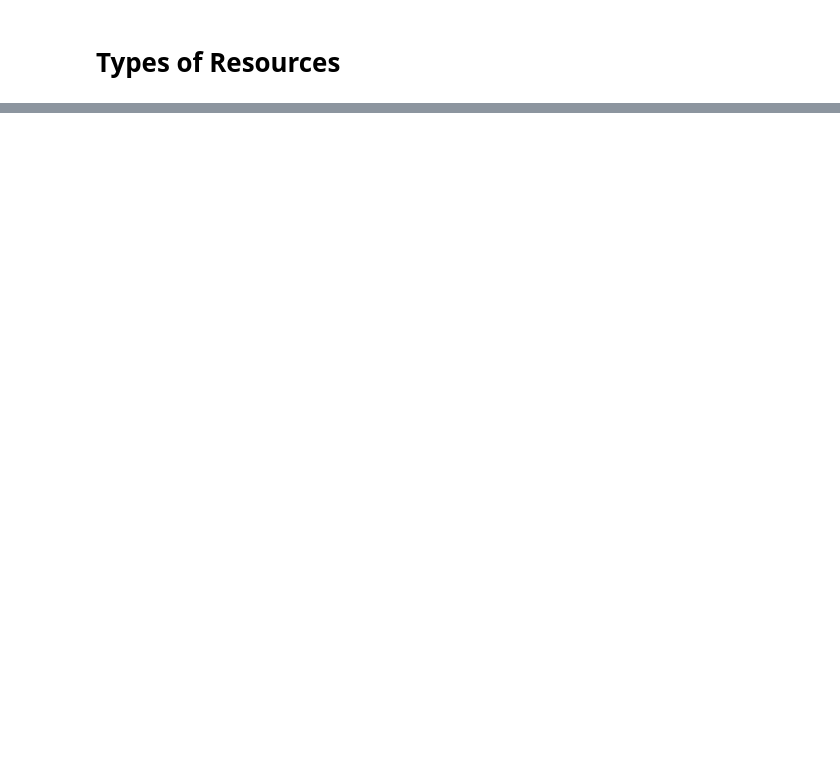
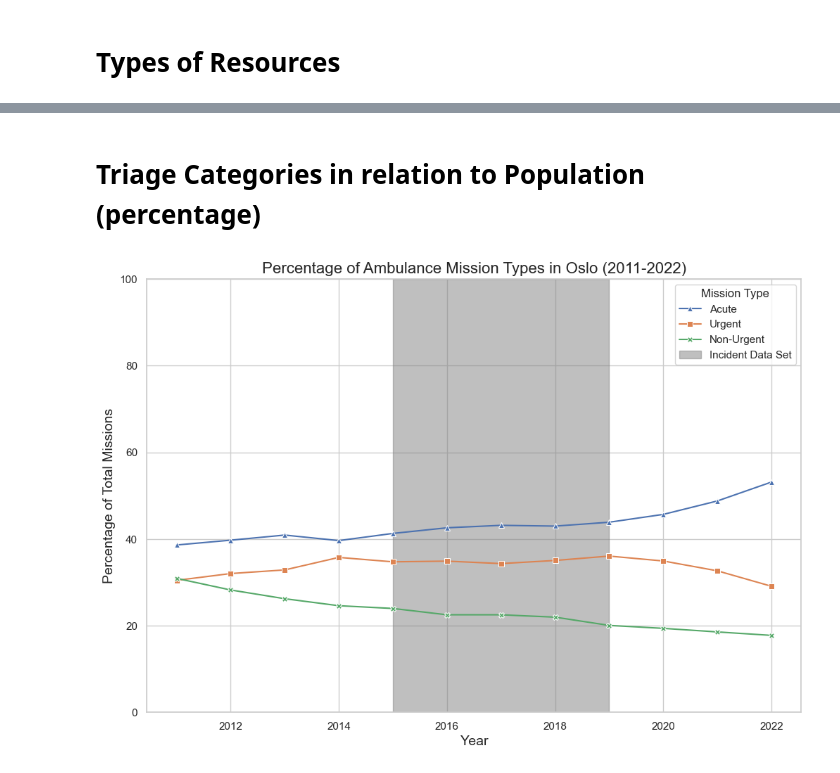
Before and after one commit to Emergency-Optimizers/Data-Processing, a Jupyter notebook: source/analysis/sandbox_torjus_v2.ipynb, the cells around one changed output, grey strips where cells are left out. Saved outputs shown, nothing was run; the diff lists cells and outputs as text; code cells hidden in the pictures; blank space fills up the shorter version.

```diff
--- a/source/analysis/sandbox_torjus_v2.ipynb
+++ b/source/analysis/sandbox_torjus_v2.ipynb
@@ -43,0 +138,46 @@ TypeError: 'NoneType' object is not subscriptable
+# %% [markdown]
+# Triage Categories in relation to Population (percentage)
+# %%
+# Calculate the percentages first
+total_missions = df_ambulance['Acute Ambulance Missions'] + df_ambulance['Urgent Ambulance Missions'] + df_ambulance['Non-Urgent Ambulance Missions']
+df_ambulance['Acute Percent'] = (df_ambulance['Acute Ambulance Missions'] / total_missions) * 100
+df_ambulance['Urgent Percent'] = (df_ambulance['Urgent Ambulance Missions'] / total_missions) * 100
+df_ambulance['Non-Urgent Percent'] = (df_ambulance['Non-Urgent Ambulance Missions'] / total_missions) * 100
+
+# Reshape the DataFrame
+df_melted = pd.melt(df_ambulance.reset_index(), id_vars='Year', value_vars=['Acute Percent', 'Urgent Percent', 'Non-Urgent Percent'],
+                    var_name='Mission Type', value_name='Percentage')
+
+# Replace the column values to match the desired legend
+df_melted['Mission Type'] = df_melted['Mission Type'].replace({'Acute Percent': 'Acute', 'Urgent Percent': 'Urgent', 'Non-Urgent Percent': 'Non-Urgent'})
+
+# Define colors and markers.
+palette = {'Acute': 'orange', 'Urgent': 'blue', 'Non-Urgent': 'green'}
+markers = {'Acute': '^', 'Urgent': 's', 'Non-Urgent': 'X'}
+
+# Plot each category individually.
+plt.figure(figsize=(12, 8))
+sns.set_theme(style="whitegrid")
+for mission_type, color in palette.items():
+    # Filter the data for the current mission type.
+    df_filtered = df_melted[df_melted['Mission Type'] == mission_type]
+    # Plot the filtered data.
+    sns.lineplot(data=df_filtered, x='Year', y='Percentage', marker=markers[mission_type], label=mission_type)
+
+# Gray out a section from 2015 to 2019
+plt.gca().axvspan(2015, 2019, color='grey', alpha=0.5, label='Incident Data Set')
+
+plt.title('Percentage of Ambulance Mission Types in Oslo (2011-2022)', fontsize=16)
+plt.ylabel('Percentage of Total Missions', fontsize=14)
+plt.xlabel('Year', fontsize=14)
+plt.ylim(0, 100)
+
+# Adjust the legend to include the 'Oslo Incident Set'
+handles, labels = plt.gca().get_legend_handles_labels()
+plt.legend(handles=handles, labels=labels, title='Mission Type')
+
+plt.savefig('./plots/ambulance_mission_types_percentage.png', dpi=300, bbox_inches='tight')
+
+plt.show()
+# %% [output]
+[figure, added]
```
Also changed, not shown: parts of 13 cells of this notebook, 3 other files.
